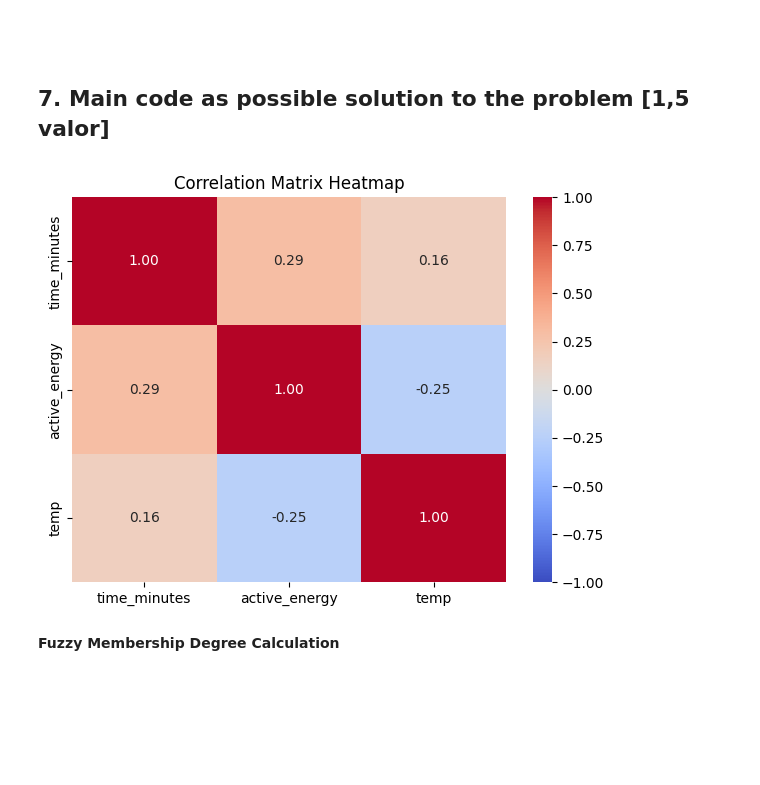
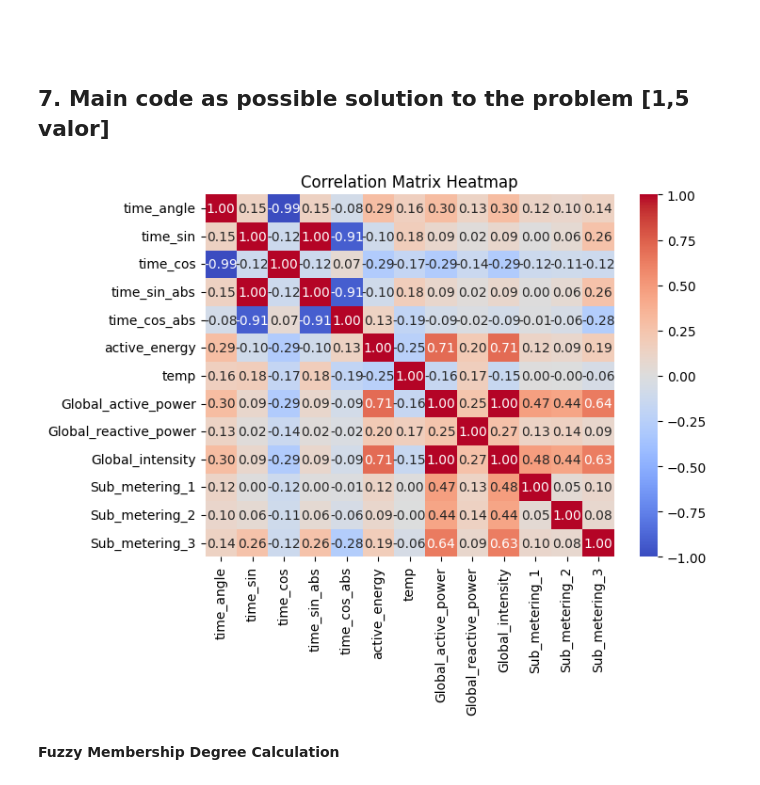
Before and after one commit to s126784/tmbd, a Jupyter notebook: Work-01-G1.ipynb, the cells around one changed output. Cells and saved outputs as stored; diff of their text form; code cells hidden in the pictures; blank space fills up the shorter version.

```diff
--- a/Work-01-G1.ipynb
+++ b/Work-01-G1.ipynb
@@ -97,12 +90,14 @@ power_data.head()
 # %%
 # calculate 1.(global_active_power*1000/60 - sub_metering_1 - sub_metering_2 - sub_metering_3) represents the active energy consumed every minute (in watt hour) in the household by electrical equipment not measured in sub-meterings 1, 2 and 3.
 # parse numeric columns
-power['Global_active_power'] = pd.to_numeric(power['Global_active_power'], errors='coerce')
-power['Sub_metering_1'] = pd.to_numeric(power['Sub_metering_1'], errors='coerce')
-power['Sub_metering_2'] = pd.to_numeric(power['Sub_metering_2'], errors='coerce')
-power['Sub_metering_3'] = pd.to_numeric(power['Sub_metering_3'], errors='coerce')
+power_data['Global_active_power'] = pd.to_numeric(power_data['Global_active_power'], errors='coerce')
+power_data['Global_reactive_power'] = pd.to_numeric(power_data['Global_reactive_power'], errors='coerce')
+power_data['Global_intensity'] = pd.to_numeric(power_data['Global_intensity'], errors='coerce')
+power_data['Sub_metering_1'] = pd.to_numeric(power_data['Sub_metering_1'], errors='coerce')
+power_data['Sub_metering_2'] = pd.to_numeric(power_data['Sub_metering_2'], errors='coerce')
+power_data['Sub_metering_3'] = pd.to_numeric(power_data['Sub_metering_3'], errors='coerce')
 
-power['active_energy'] = (power['Global_active_power']*1000/60 - power['Sub_metering_1'] - power['Sub_metering_2'] - power['Sub_metering_3'])
+power_data['active_energy'] = (power_data['Global_active_power']*1000/60 - power_data['Sub_metering_1'] - power_data['Sub_metering_2'] - power_data['Sub_metering_3'])
 # %% [markdown]
 The second dataset is generated with meteostat library and additionaly script
 
@@ -150,10 +145,19 @@ Here there are many variables, but we will use only three ones: time, active pow
 # %%
 ### lets extract our variable of interest
 
-data=data[['timestamp','active_energy', 'temp' ]]
+data_f=data[['timestamp','active_energy', 'temp','Global_active_power', 'Global_reactive_power', 'Global_intensity', 'Sub_metering_1','Sub_metering_2','Sub_metering_3' ]]
 
 # Convert timestamp to datetime and then to time
-data['timestamp'] = pd.to_datetime(data['timestamp'], format='%H:%M:%S').dt.time
+data_f['timestamp_formatted'] = pd.to_datetime(data['timestamp'], format='%H:%M:%S').dt.time
 
 # Convert times to minutes since midnight
-data['time_minutes'] = data['timestamp'].apply(lambda t: t.hour * 60 + t.minute)
+data_f['time_in_minutes'] = data['timestamp'].apply(lambda t: (t.hour * 60 + t.minute))
+data_f['time_sin'] = np.sin(np.pi * data_f['time_in_minutes'] / 1440)
+data_f['time_cos'] = np.cos(np.pi * data_f['time_in_minutes'] / 1440)
+
+#normalize time_cos to abs values
+data_f['time_cos_abs'] = np.abs(data_f['time_cos'])
+data_f['time_sin_abs'] = np.abs(data_f['time_sin'])
+data_f['time_angle'] = np.arctan2(data_f['time_sin'], data_f['time_cos'])
+
+data_f.head()
@@ -162,20 +208,20 @@ data['time_minutes'] = data['timestamp'].apply(lambda t: t.hour * 60 + t.minute)
 
 ## 7. Main code as possible solution to the problem [1,5 valor]
 # %%
-data=data[['time_minutes','active_energy', 'temp' ]]
+data_ff=data_f[['time_angle', 'time_sin', 'time_cos', 'time_sin_abs', 'time_cos_abs', 'active_energy', 'temp', 'Global_active_power', 'Global_reactive_power', 'Global_intensity', 'Sub_metering_1', 'Sub_metering_2', 'Sub_metering_3']]
 
 #heatmap to better understand relationship between variables.
 
 # Compute correlation matrix for these columns
-correlation_matrix = data.corr()
+correlation_matrix = data_ff.corr()
 
 # Plot the heatmap
 plt.figure(figsize=(7,5))
 sns.heatmap(correlation_matrix, annot=True, cmap="coolwarm", vmin=-1, vmax=1, fmt=".2f")
 plt.title("Correlation Matrix Heatmap")
 plt.show()
 # %% [output]
-[figure, old version]
+[figure, new version]
 # %% [markdown]
 **Fuzzy Membership Degree Calculation**
 # %% [markdown]
```
Also changed, not shown: parts of 9 cells of this notebook.
